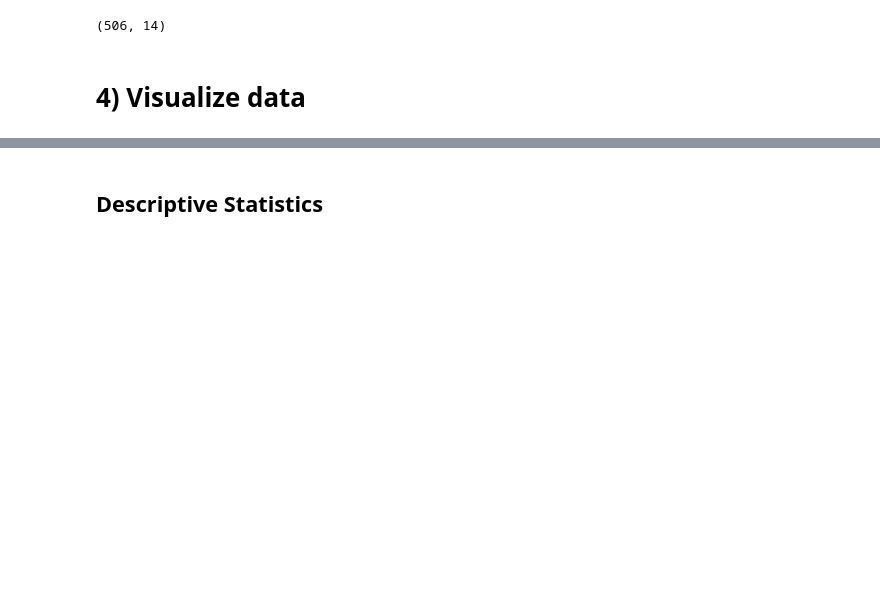
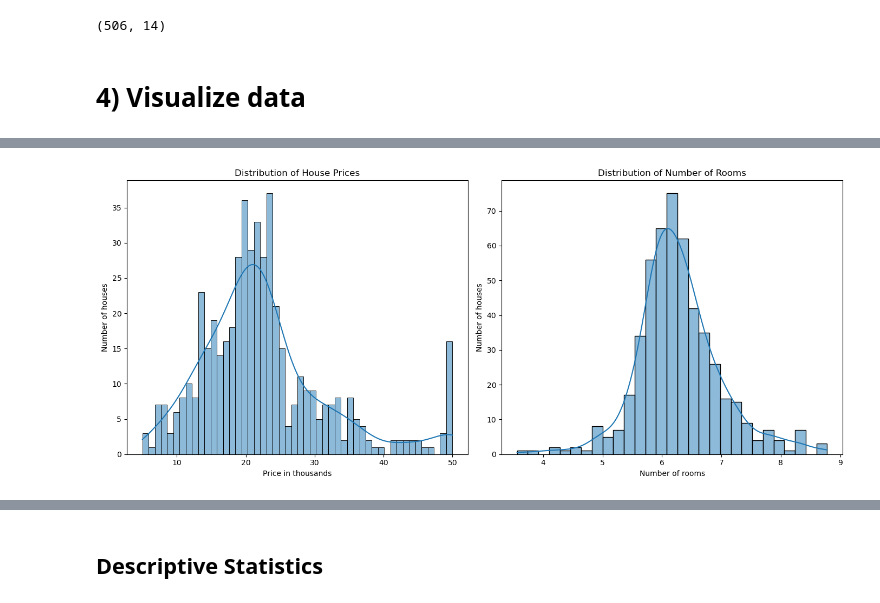
Before and after one commit to add0794/multiple-regression, a Jupyter notebook: main.ipynb, the cells around one changed output, grey strips where cells are left out. Cells and saved outputs as stored; diff of their text form; code cells hidden in the pictures; blank space fills up the shorter version.

```diff
--- a/main.ipynb
+++ b/main.ipynb
@@ -95,3 +87,39 @@ plt.show()
+# %%
+# Set up the figure with subplots for two side-by-side plots
+fig, axes = plt.subplots(1, 2, figsize=(14, 6))
+
+# Plot the distribution of 'MEDV' (house prices)
+sns.histplot(df['MEDV'], bins=50, kde=True, ax=axes[0])
+axes[0].set_xlabel('Price in thousands')
+axes[0].set_ylabel('Number of houses')
+axes[0].set_title('Distribution of House Prices')
+
+# Plot the distribution of 'RM' (number of rooms)
+sns.histplot(df['RM'], kde=True, ax=axes[1])
+axes[1].set_xlabel('Number of rooms')
+axes[1].set_ylabel('Number of houses')
+axes[1].set_title('Distribution of Number of Rooms')
+
+# Show the combined plots
+plt.tight_layout()
+plt.show()
+
+
+# plt.figure(figsize=(12, 8))
+
+# sns.displot(df['MEDV'], bins=50, kde=True)
+# plt.xlabel('Price in thousands')
+# plt.ylabel('Number of houses')
+
+# plt.figure(figsize=(12, 8))
+
+# sns.displot(df['RM'], kde=True)
+# plt.xlabel('Number of rooms')
+# plt.ylabel('Number of houses')
+
+# plt.show()
+# %% [output]
+[figure, added]
 # %%
 indices = df['RAD'].unique()
 frequency = df['RAD'].value_counts()
```
Also changed, not shown: parts of 73 cells of this notebook, 1 other file.
